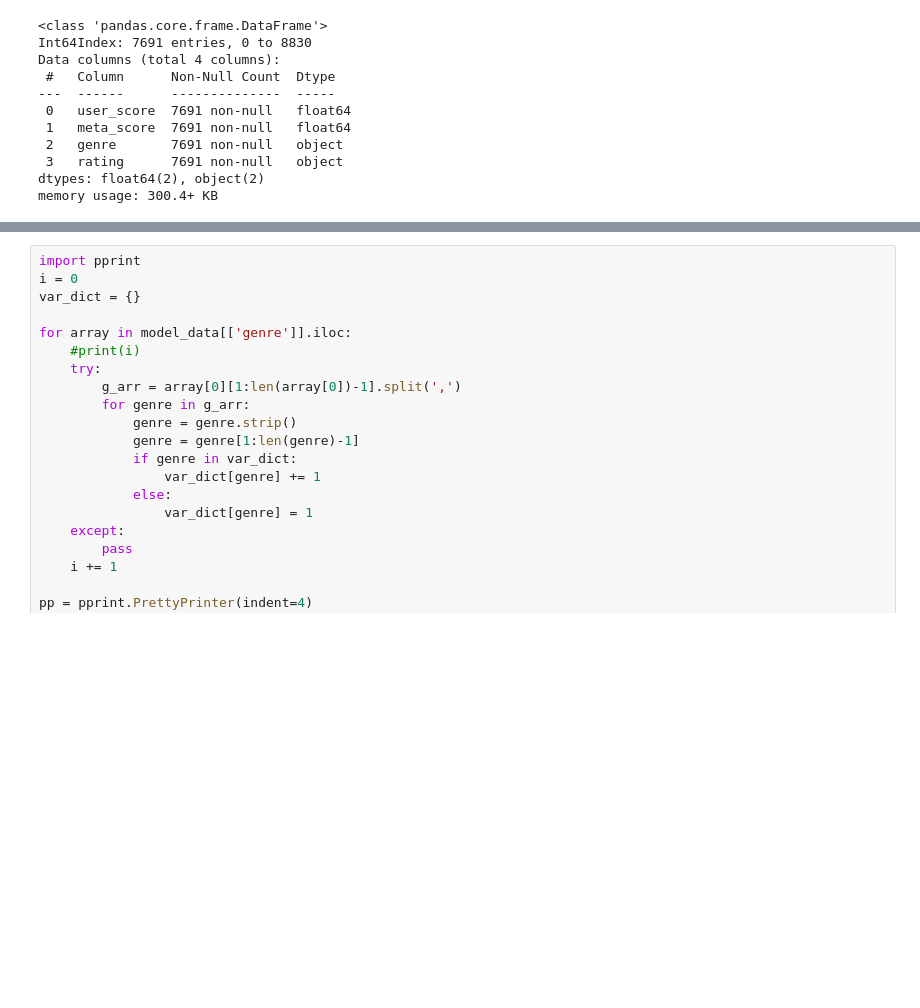
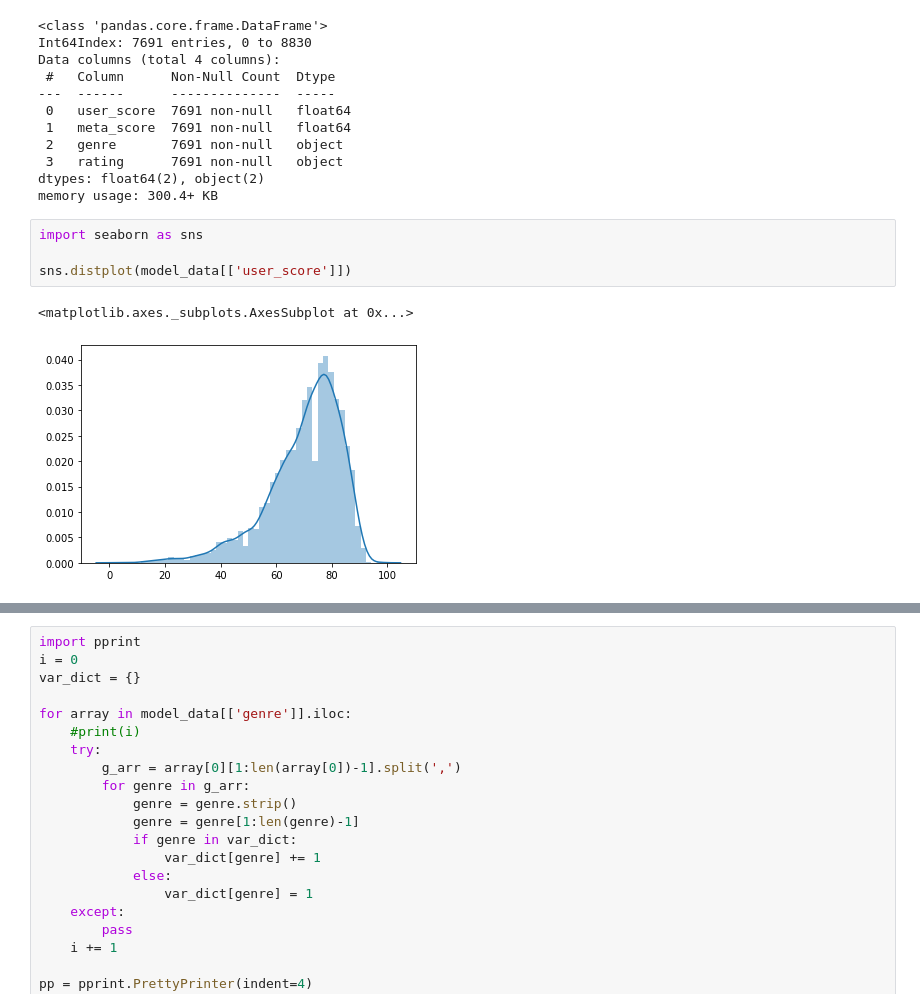
Before and after one commit to TingHsuanYang/cmpe255-spring22-project, a Jupyter notebook: notebooks/dylan-model.ipynb, the cells around one changed output, grey strips where cells are left out. Drawn from its saved outputs; the diff is of its cells as text; blank space fills up the shorter version.

Commit message:
some visualization

```diff
--- a/notebooks/dylan-model.ipynb
+++ b/notebooks/dylan-model.ipynb
@@ -19,3 +19,10 @@ Data columns (total 4 columns):
  3   rating      7691 non-null   object
 dtypes: float64(2), object(2)
 memory usage: 300.4+ KB
+# %%
+import seaborn as sns
+
+sns.distplot(model_data[['user_score']])
+# %% [output]
+<matplotlib.axes._subplots.AxesSubplot at 0x...>
+[figure, added]
```
Also changed, not shown: parts of 2 cells of this notebook.
